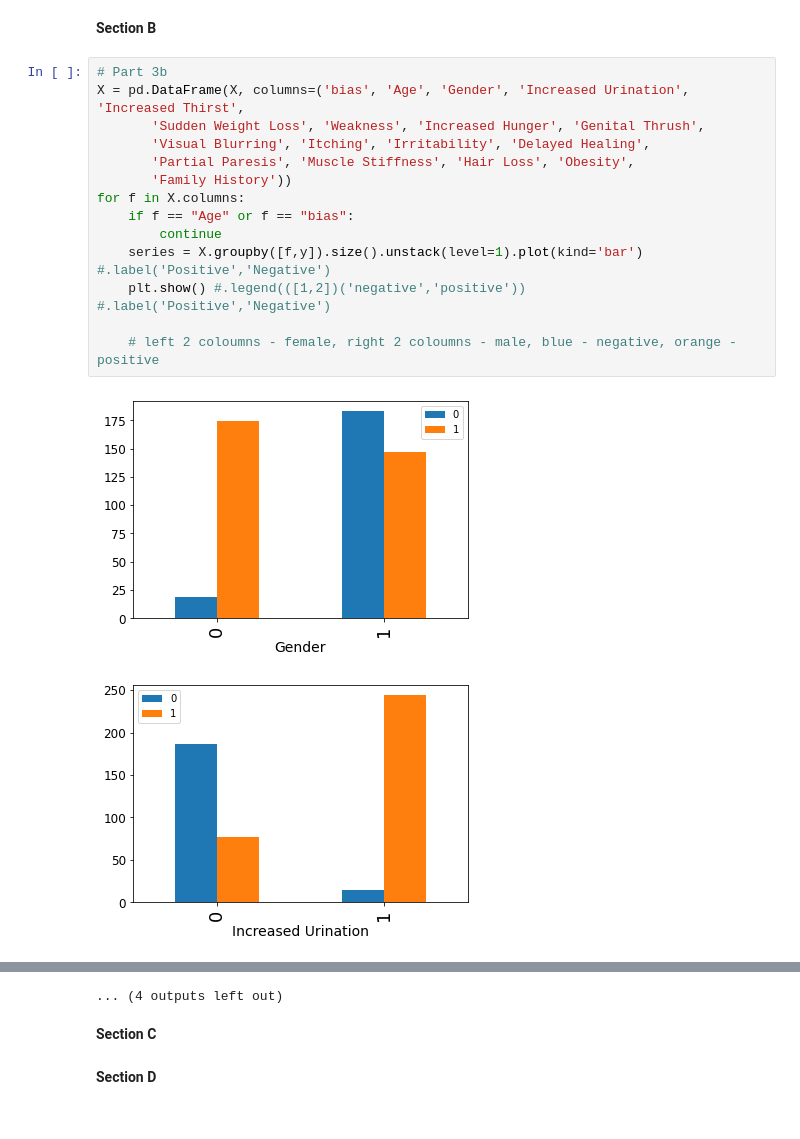
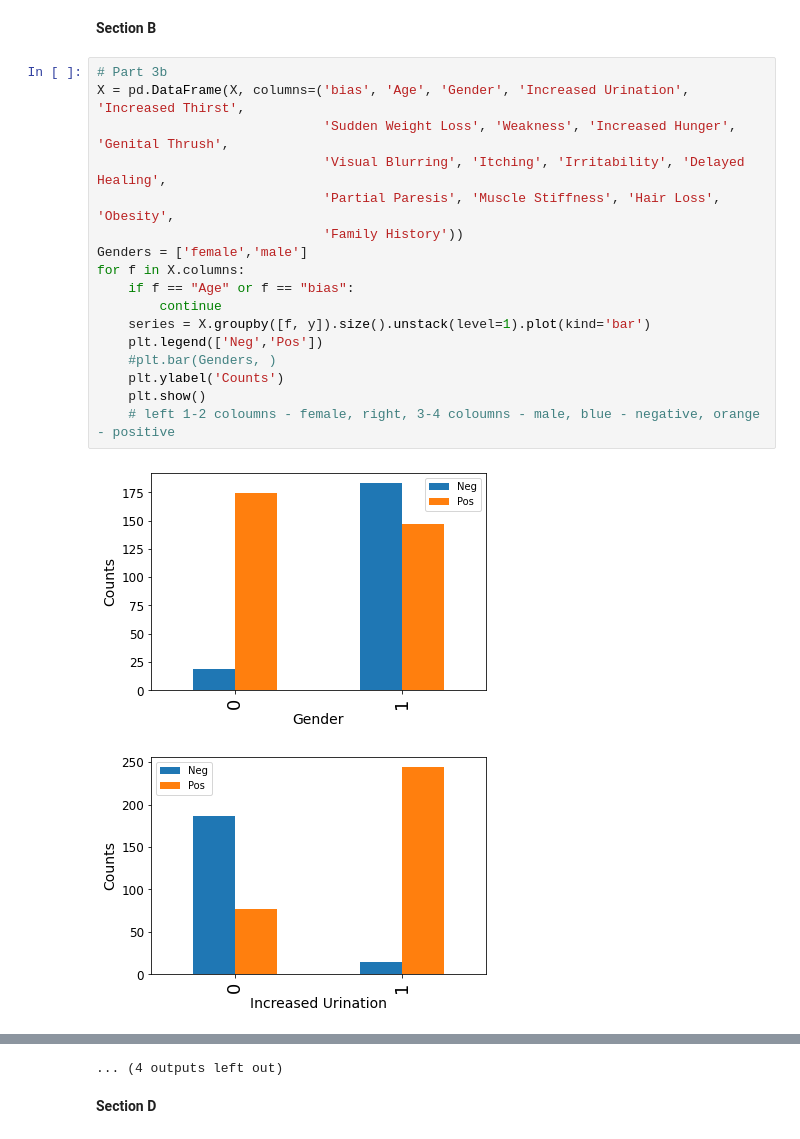
Before and after one commit to mlh-master/hw2_mlh-dmitry-arseny, a Jupyter notebook: HW2_clear.ipynb, the cells around one changed output, grey strips where cells are left out. Cells and saved outputs as stored; diff of their text form.

```diff
--- a/HW2_clear.ipynb
+++ b/HW2_clear.ipynb
@@ -171,17 +186,20 @@ Family History            51      46          5
 # %%
 # Part 3b
 X = pd.DataFrame(X, columns=('bias', 'Age', 'Gender', 'Increased Urination', 'Increased Thirst',
-       'Sudden Weight Loss', 'Weakness', 'Increased Hunger', 'Genital Thrush',
-       'Visual Blurring', 'Itching', 'Irritability', 'Delayed Healing',
-       'Partial Paresis', 'Muscle Stiffness', 'Hair Loss', 'Obesity',
-       'Family History'))
+                             'Sudden Weight Loss', 'Weakness', 'Increased Hunger', 'Genital Thrush',
+                             'Visual Blurring', 'Itching', 'Irritability', 'Delayed Healing',
+                             'Partial Paresis', 'Muscle Stiffness', 'Hair Loss', 'Obesity',
+                             'Family History'))
+Genders = ['female','male']
 for f in X.columns:
     if f == "Age" or f == "bias":
         continue
-    series = X.groupby([f,y]).size().unstack(level=1).plot(kind='bar')  #.label('Positive','Negative')
-    plt.show() #.legend(([1,2])('negative','positive')) #.label('Positive','Negative')
-
-    # left 2 coloumns - female, right 2 coloumns - male, blue - negative, orange - positive
+    series = X.groupby([f, y]).size().unstack(level=1).plot(kind='bar')
+    plt.legend(['Neg','Pos'])
+    #plt.bar(Genders, )
+    plt.ylabel('Counts')
+    plt.show()
+    # left 1-2 coloumns - female, right, 3-4 coloumns - male, blue - negative, orange - positive
 # %% [output]
-[figure, old version]
+[figure, new version]
-[figure, old version]
+[figure, new version]
@@ -198,6 +216,4 @@ for f in X.columns:
 ... (4 outputs left out)
-# %% [markdown]
-**Section C**
 # %% [markdown]
 **Section D**
 # %% [markdown]
```
Also changed, not shown: parts of 65 cells of this notebook, 1 other file.
